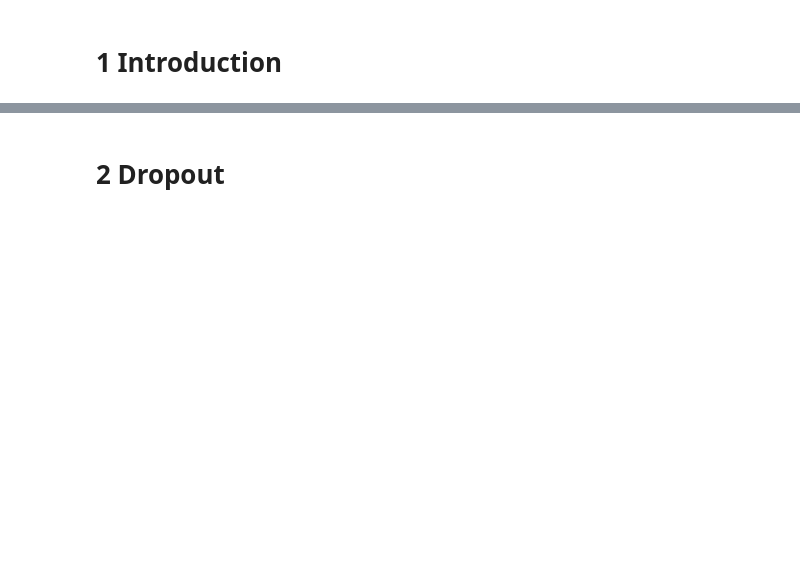
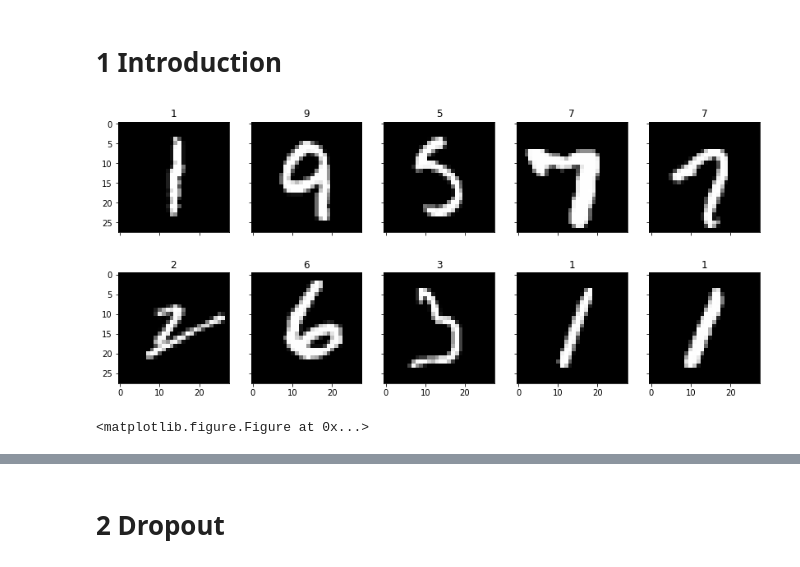
Before and after one commit to TemnosHD/machinenlernen, a Jupyter notebook: sheet3/cnn.ipynb, the cells around one changed output, grey strips where cells are left out. Cells and saved outputs as stored; diff of their text form; code cells hidden in the pictures; blank space fills up the shorter version.

```diff
--- a/sheet3/cnn.ipynb
+++ b/sheet3/cnn.ipynb
@@ -27 +25,11 @@ dataset = dset.MNIST("./", download = True,
+# %%
+# split dataset in trainset and testset. The trainset consists of 60000 images, the testset of 10000 imgs.
+
+trainset = dset.MNIST("./", download = True,
+                     train = True,
+                     transform = trans)
+
+testset = dset.MNIST("./", download = True,
+                     train = False,
+                     transform = trans)
 # %%
@@ -31,3 +43,39 @@ dataloader = torch.utils.data.DataLoader(dataset, batch_size=mb_size,
+# %%
+classnames = [str(i) for i in range(10)]
+
+def imshow(img, title="", cmap = "Greys_r"): #convert tensor to image
+    plt.title(title)
+    img = img / 2 + 0.5     # unnormalize
+    numpyimg = img.numpy()[0]
+    plt.imshow(numpyimg, cmap = cmap)
+
+
+def display_10_images_from_dataset(dataset, class_names):
+    """
+    plots 10 randomly chosen images from a given dataset
+    """
+    display = [] #holds tuples of image and respective label
+    for _ in range(10):
+        index = np.random.randint(0,len(dataset)+1)
+        display.append(dataset[index])
+
+    nr = 1
+    fig, axes = plt.subplots(2,5,sharex='col',sharey='row', figsize = (14,9))
+    for image, label in display:
+        axes[(nr-1)//5][(nr-1)%5] = plt.subplot(2,5,nr)
+        plt.title(class_names[label], fontsize = 16)
+        imshow(image, title = class_names[label])
+        nr+=1
+    fig.subplots_adjust(hspace=-0.4)
+    plt.setp([a.get_xticklabels() for a in fig.axes[0:5]], visible=False)
+    plt.setp([a.get_yticklabels() for a in fig.axes[1:5]+fig.axes[6:]], visible=False)
+    plt.show()
+    plt.savefig("previewMNIST.png")
+# %%
+display_10_images_from_dataset(testset, classnames)
+# %% [output]
+[figure, added]
+<matplotlib.figure.Figure at 0x...>
 # %%
 def init_weights(shape):
     # xavier initialization (a good initialization is important!)
```
Also changed, not shown: parts of 19 cells of this notebook.
